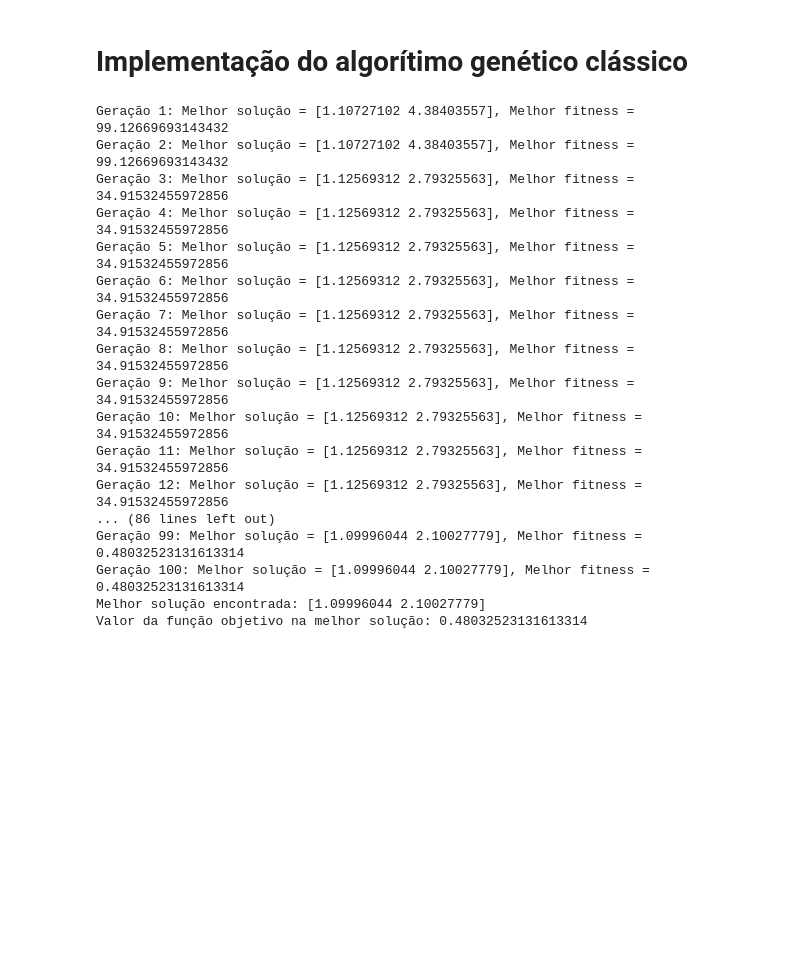
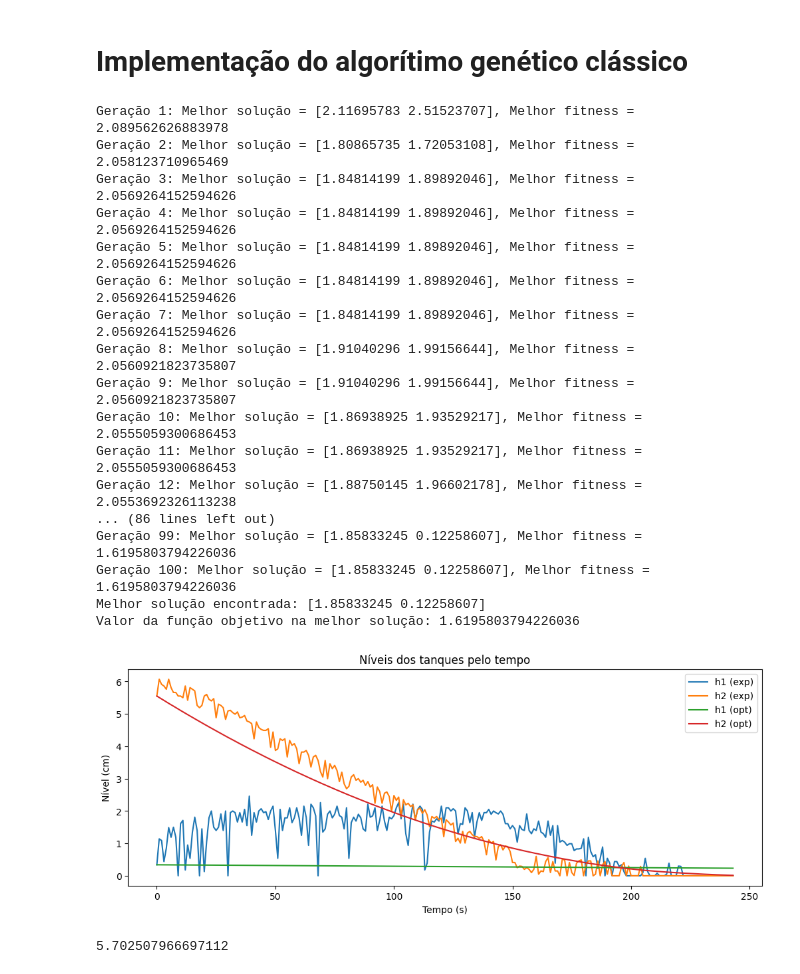
Before and after one commit to silash35/worklab, a Jupyter notebook: UFBA/ENGG11/src/genetic_alg.ipynb, the cells around one changed output. Drawn from its saved outputs; the diff is of its cells as text; code cells hidden in the pictures; blank space fills up the shorter version.

```diff
--- a/UFBA/ENGG11/src/genetic_alg.ipynb
+++ b/UFBA/ENGG11/src/genetic_alg.ipynb
@@ -162,7 +156,7 @@ def genetic_algorithm(
 ):
     # Inicializar a população
     population = initialize_population(pop_size, bounds)
-    best_solution = None
+    best_solution = []
     best_fitness = -np.inf
 
     for generation in range(generations):
@@ -206,8 +200,8 @@ def genetic_algorithm(
 
 
 # Definir os parâmetros do algoritmo
-pop_size = 50
-bounds = [(-10, 10), (-10, 10)]  # Limites para x e y
+pop_size = 100
+bounds = [(0, 10), (0, 10)]  # Limites para x e y
 generations = 100
 
 # Executar o algoritmo genético
@@ -216,20 +210,31 @@ best_solution, best_fitness = genetic_algorithm(pop_size, bounds, generations)
 print(f"Melhor solução encontrada: {best_solution}")
 print(f"Valor da função objetivo na melhor solução: {best_fitness}")
 # %% [output]
-Geração 1: Melhor solução = [1.10727102 4.38403557], Melhor fitness = 99.12669693143432
-Geração 2: Melhor solução = [1.10727102 4.38403557], Melhor fitness = 99.12669693143432
-Geração 3: Melhor solução = [1.12569312 2.79325563], Melhor fitness = 34.91532455972856
-Geração 4: Melhor solução = [1.12569312 2.79325563], Melhor fitness = 34.91532455972856
-Geração 5: Melhor solução = [1.12569312 2.79325563], Melhor fitness = 34.91532455972856
-Geração 6: Melhor solução = [1.12569312 2.79325563], Melhor fitness = 34.91532455972856
-Geração 7: Melhor solução = [1.12569312 2.79325563], Melhor fitness = 34.91532455972856
-Geração 8: Melhor solução = [1.12569312 2.79325563], Melhor fitness = 34.91532455972856
-Geração 9: Melhor solução = [1.12569312 2.79325563], Melhor fitness = 34.91532455972856
-Geração 10: Melhor solução = [1.12569312 2.79325563], Melhor fitness = 34.91532455972856
-Geração 11: Melhor solução = [1.12569312 2.79325563], Melhor fitness = 34.91532455972856
-Geração 12: Melhor solução = [1.12569312 2.79325563], Melhor fitness = 34.91532455972856
+Geração 1: Melhor solução = [2.11695783 2.51523707], Melhor fitness = 2.089562626883978
+Geração 2: Melhor solução = [1.80865735 1.72053108], Melhor fitness = 2.058123710965469
+Geração 3: Melhor solução = [1.84814199 1.89892046], Melhor fitness = 2.0569264152594626
+Geração 4: Melhor solução = [1.84814199 1.89892046], Melhor fitness = 2.0569264152594626
+Geração 5: Melhor solução = [1.84814199 1.89892046], Melhor fitness = 2.0569264152594626
+Geração 6: Melhor solução = [1.84814199 1.89892046], Melhor fitness = 2.0569264152594626
+Geração 7: Melhor solução = [1.84814199 1.89892046], Melhor fitness = 2.0569264152594626
+Geração 8: Melhor solução = [1.91040296 1.99156644], Melhor fitness = 2.0560921823735807
+Geração 9: Melhor solução = [1.91040296 1.99156644], Melhor fitness = 2.0560921823735807
+Geração 10: Melhor solução = [1.86938925 1.93529217], Melhor fitness = 2.0555059300686453
+Geração 11: Melhor solução = [1.86938925 1.93529217], Melhor fitness = 2.0555059300686453
+Geração 12: Melhor solução = [1.88750145 1.96602178], Melhor fitness = 2.0553692326113238
 ... (86 lines left out)
-Geração 99: Melhor solução = [1.09996044 2.10027779], Melhor fitness = 0.48032523131613314
-Geração 100: Melhor solução = [1.09996044 2.10027779], Melhor fitness = 0.48032523131613314
-Melhor solução encontrada: [1.09996044 2.10027779]
-Valor da função objetivo na melhor solução: 0.48032523131613314
+Geração 99: Melhor solução = [1.85833245 0.12258607], Melhor fitness = 1.6195803794226036
+Geração 100: Melhor solução = [1.85833245 0.12258607], Melhor fitness = 1.6195803794226036
+Melhor solução encontrada: [1.85833245 0.12258607]
+Valor da função objetivo na melhor solução: 1.6195803794226036
+# %%
+h1_opt, h2_opt = simulate(best_solution[0], best_solution[1])
+
+plot_tanks(
+    t,
+    [h1_exp, h2_exp, h1_opt, h2_opt],
+    ["h1 (exp)", "h2 (exp)", "h1 (opt)", "h2 (opt)"],
+)
+# %% [output]
+[figure, added]
+5.702507966697112
```
Also changed, not shown: parts of 7 cells of this notebook, 5 other files.
